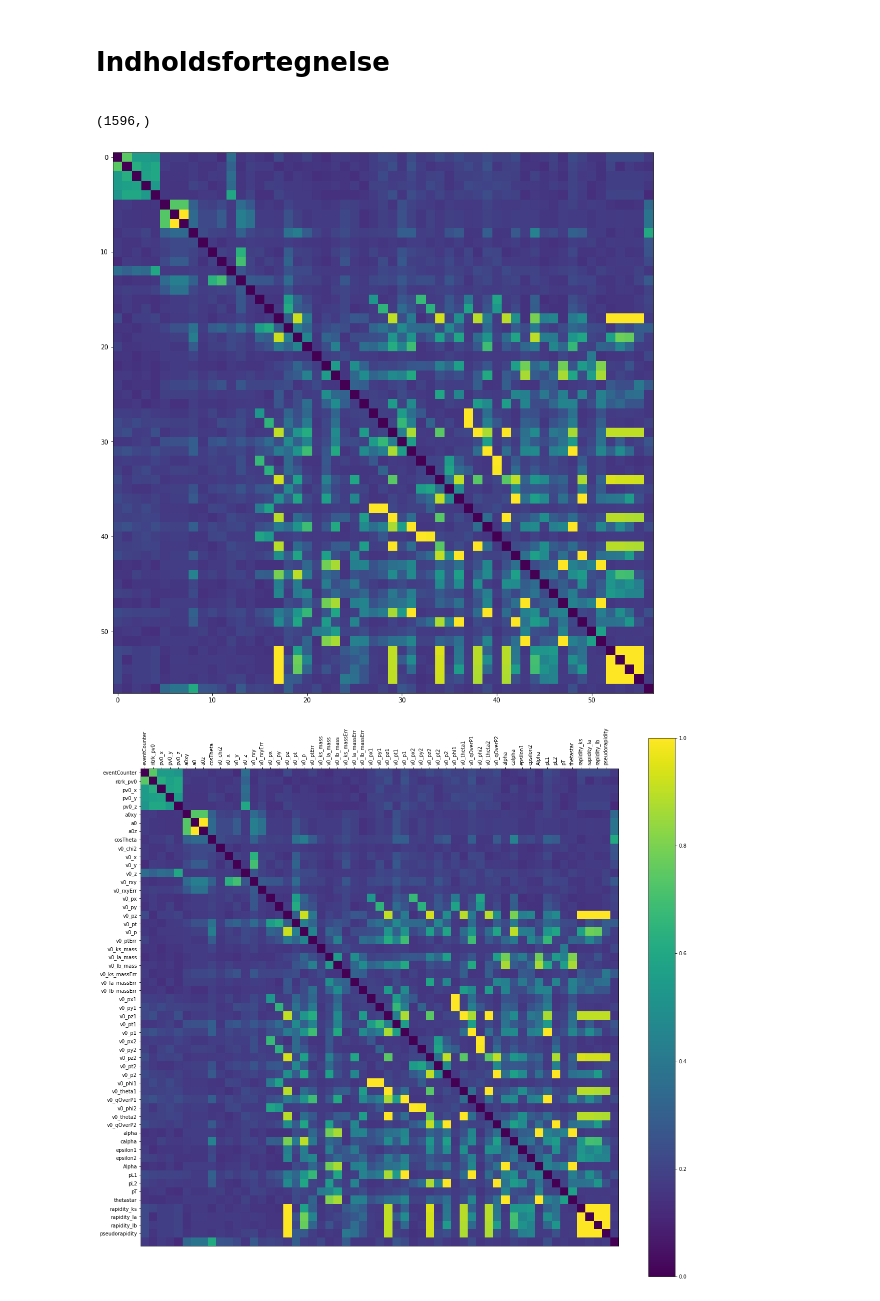
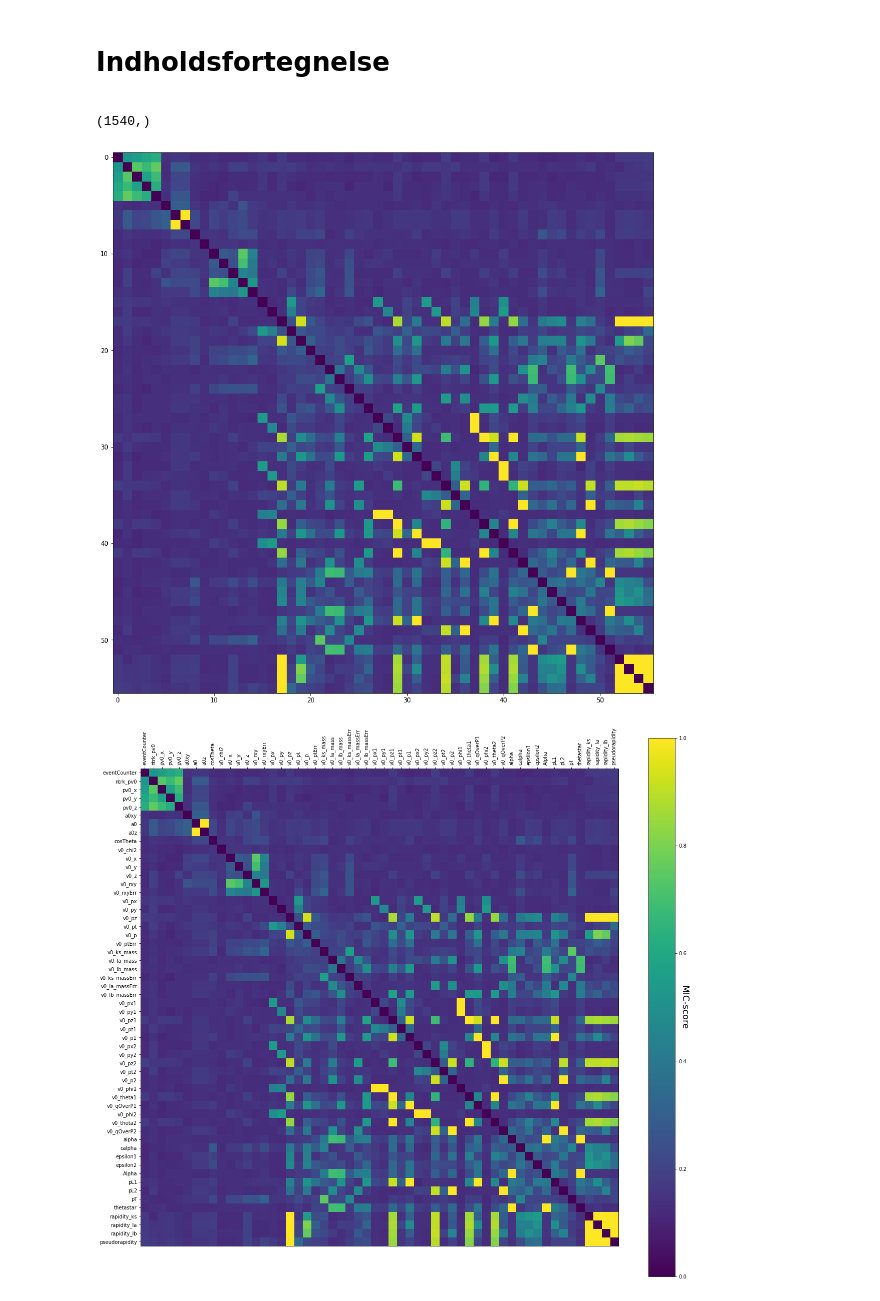
Before and after one commit to JohannSeverin/PUK_ml_high, a Jupyter notebook: Correlations-MIC.ipynb, the cells around one changed output. Drawn from its saved outputs; the diff is of its cells as text; code cells hidden in the pictures.

```diff
--- a/Correlations-MIC.ipynb
+++ b/Correlations-MIC.ipynb
@@ -17,7 +17,8 @@ data_tree = data_file['tree']
 load_variables = data_tree.keys()[:57]
 load_variables.remove(b"npv")
 
-df = data_tree.pandas.df(load_variables, entrystop = 10**3)
+df = data_tree.pandas.df(load_variables, entrystop = 10**6)
+df = df.sample(1000)
 # %%
 # define probability variable
 # model_path = "models/data_trained_xg.dat"
@@ -34,6 +35,18 @@ update_mic_matrix = False
 if update_mic_matrix:
     import minepy
     result = mp.pstats(df.T)
-    pickle.dump((col, result), open("resources/mic_matrix.dat", 'wb'))
+    pickle.dump((df.columns, result), open("resources/mic_matrix.dat", 'wb'))
 else:
     col, result = pickle.load(open("resources/mic_matrix.dat", 'rb'))
+# %%
+# Load Data
+data_path = "../Data/mc15_13TeV.361203.Pythia8_A2_MSTW2008LO_ND_minbias.30062015_v0_per_0.root"
+data_file = uproot.open(data_path)
+data_tree = data_file['tree']
+
+# load_variables = "v0_rxy v0_chi2 cosTheta v0_ks_mass v0_rxyErr pT ntrk_pv0 a0 calpha a0xy pv0_y".split(" ")
+load_variables = data_tree.keys()[:57]
+load_variables.remove(b"npv")
+
+df = data_tree.pandas.df(load_variables, entrystop = 10**6)
+df = df.sample(1000)
@@ -40,7 +62,17 @@ else:
+# %%
+import pickle
+update_mic_matrix_mc = True
+
+if update_mic_matrix_mc:
+    import minepy
+    result = mp.pstats(df.T)
+    pickle.dump((df.columns, result), open("resources/mic_matrix_mc.dat", 'wb'))
+else:
+    col, result_mc = pickle.load(open("resources/mic_matrix_mc.dat", 'rb'))
 # %%
 result[0].shape
 # %% [output]
-(1596,)
+(1540,)
 # %%
 from scipy.spatial.distance import squareform
 
@@ -55,21 +90,23 @@ cols = df.columns
 #         text = ax.text(j, i, np.round(mat[i, j], 2),
 #                        ha="center", va="center", color="w")
 # %% [output]
-[figure, old version]
+[figure, new version]
 # %%
 ax.set_xticks(np.arange(len(cols)))
 ax.set_xticklabels(cols, rotation = 90)
 ax.set_yticks(np.arange(len(cols)))
 ax.set_yticklabels(cols)
 ax.tick_params(axis = 'x', bottom = False, top = True, labelbottom = False, labeltop = True)
 # ax.xticks(rotation = 90)
 
-fig.colorbar(show)
+cbar = fig.colorbar(show)
+cbar.ax.set_ylabel("MIC-score", rotation = 270, fontsize = 18)
+
 
 fig.tight_layout()
 fig
 # %% [output]
-[figure, old version]
+[figure, new version]
 # %%
 from scipy.cluster.hierarchy import linkage, leaves_list, optimal_leaf_ordering
 from scipy.spatial.distance import squareform
```
Also changed, not shown: parts of 19 cells of this notebook, 20 other files.
